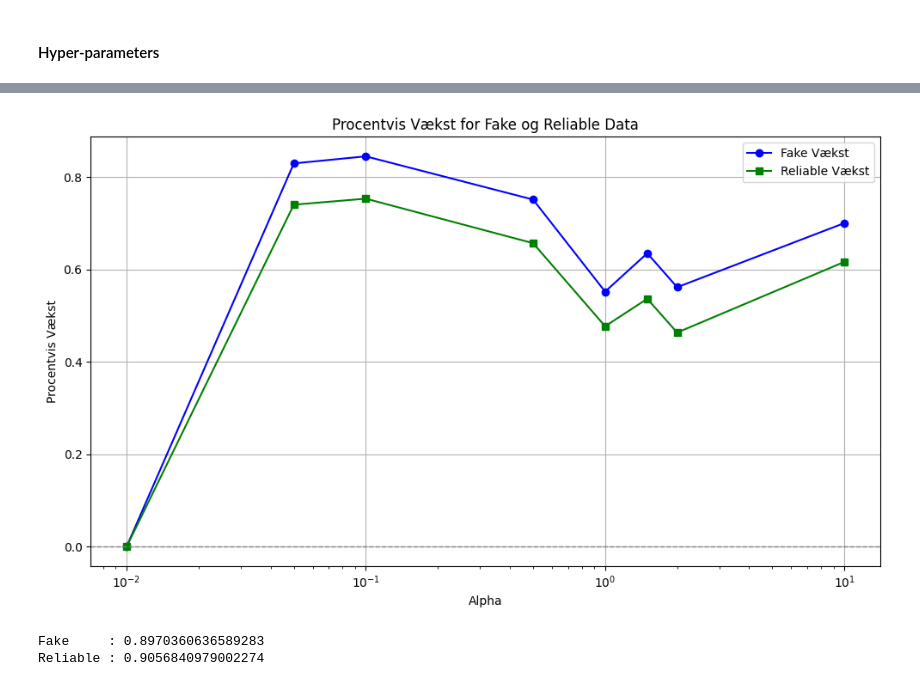
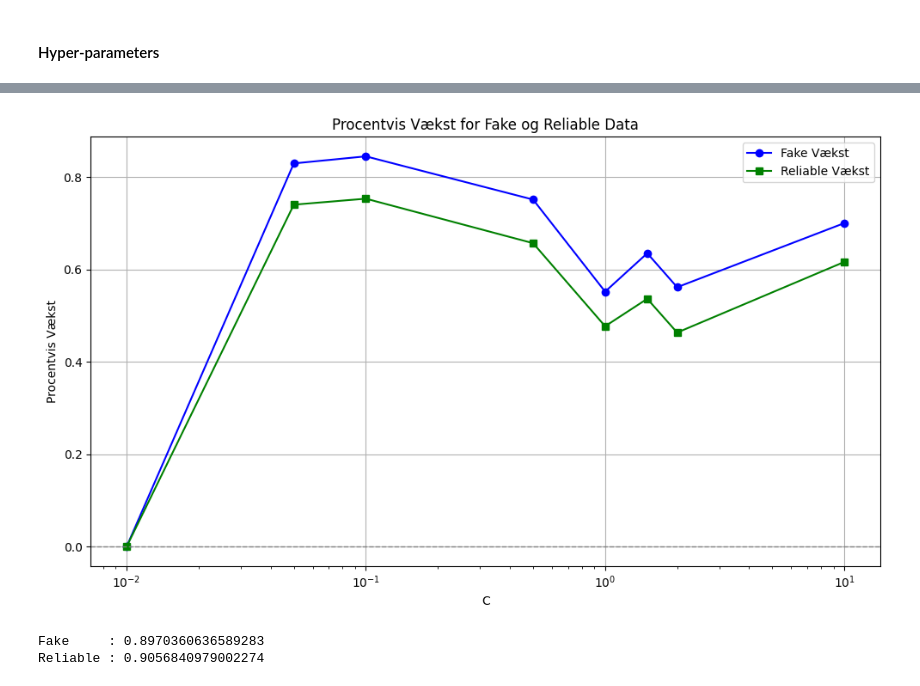
Before and after one commit to Zjt866/GDS-Fake-News-Project, a Jupyter notebook: Advanced Model/Advanced Model development.ipynb, the cells around one changed output, grey strips where cells are left out. Cells and saved outputs as stored; diff of their text form; code cells hidden in the pictures.

```diff
--- a/Advanced Model/Advanced Model development.ipynb
+++ b/Advanced Model/Advanced Model development.ipynb
@@ -135,13 +135,13 @@ Chi_Multigram_BagOfWords = SelectFpr(chi2, alpha=0.42).fit(Multigram_BagOfWords_
 from sklearn.linear_model import LogisticRegression
 from sklearn.metrics import classification_report
 
-outputs = {
+Unigram_alpha_outputs = {
     'alpha':[0.1, 0.25, 0.4, 0.5, 0.6, 0.75],
     'fake':list(),
     'reliable':list()
     }
 
-for i in outputs['alpha']:
+for i in Unigram_alpha_outputs['alpha']:
     selector = SelectFpr(chi2, alpha=i).fit(CountVector_matrix, Training_Data['Y'])
 
     # Initializing and training the model
@@ -153,5 +153,5 @@ for i in outputs['alpha']:
     result = classification_report(Test_Data['Y'], predictions, digits=5, output_dict=True)
 
     # saving the data
-    outputs['fake'].append(result['fake']['f1-score'])
-    outputs['reliable'].append(result['reliable']['f1-score'])
+    Unigram_alpha_outputs['fake'].append(result['fake']['f1-score'])
+    Unigram_alpha_outputs['reliable'].append(result['reliable']['f1-score'])
@@ -188,13 +204,13 @@ plt.show()
 from sklearn.linear_model import LogisticRegression
 from sklearn.metrics import classification_report
 
-outputs2 = {
+Multigram_alpha_outputs = {
     'alpha':[0.1, 0.25, 0.30, 0.35, 0.4, 0.5, 0.6, 0.75],
     'fake':list(),
     'reliable':list()
     }
 
-for i in outputs2['alpha']:
+for i in Multigram_alpha_outputs['alpha']:
     selector = SelectFpr(chi2, alpha=i).fit(Multigram_CountVector_matrix, Training_Data['Y'])
 
     # Initializing and training the model
@@ -206,5 +222,5 @@ for i in outputs2['alpha']:
     result = classification_report(Test_Data['Y'], predictions, digits=5, output_dict=True)
 
     # saving the data
-    outputs2['fake'].append(result['fake']['f1-score'])
-    outputs2['reliable'].append(result['reliable']['f1-score'])
+    Multigram_alpha_outputs['fake'].append(result['fake']['f1-score'])
+    Multigram_alpha_outputs['reliable'].append(result['reliable']['f1-score'])
@@ -425,13 +461,13 @@ Reliable : 0.9039724909351209
 from sklearn.linear_model import LogisticRegression
 from sklearn.metrics import classification_report
 
-outputs3 = {
-    'alpha':[0.01, 0.1, 0.5, 1, 1.5, 2, 10],
+Multigram_C_outputs = {
+    'C':[0.01, 0.1, 0.5, 1, 1.5, 2, 10],
     'fake':list(),
     'reliable':list()
     }
 
-for i in outputs3['alpha']:
+for i in Multigram_C_outputs['C']:
     selector = SelectFpr(chi2, alpha=0.42).fit(Multigram_CountVector_matrix, Training_Data['Y'])
 
     # Initializing and training the model
@@ -443,5 +479,5 @@ for i in outputs3['alpha']:
     result = classification_report(Test_Data['Y'], predictions, digits=5, output_dict=True)
 
     # saving the data
-    outputs3['fake'].append(result['fake']['f1-score'])
-    outputs3['reliable'].append(result['reliable']['f1-score'])
+    Multigram_C_outputs['fake'].append(result['fake']['f1-score'])
+    Multigram_C_outputs['reliable'].append(result['reliable']['f1-score'])
@@ -448,34 +504,34 @@ for i in outputs3['alpha']:
 # %%
 import numpy as np
 import matplotlib.pyplot as plt
 
 # Konverter data til NumPy arrays
-alpha = np.array(outputs3['alpha'])
-fake = np.array(outputs3['fake'])
-reliable = np.array(outputs3['reliable'])
+C = np.array(Multigram_C_outputs['C'])
+fake = np.array(Multigram_C_outputs['fake'])
+reliable = np.array(Multigram_C_outputs['reliable'])
 
 # Beregn procentvis vækst i forhold til første værdi
 fake_growth = ((fake - fake[0]) / fake[0]) * 100
 reliable_growth = ((reliable - reliable[0]) / reliable[0]) * 100
 
 # Plot vækst
 plt.figure(figsize=(10, 6))
-plt.plot(alpha, fake_growth, label='Fake Vækst', marker='o', color='blue')
-plt.plot(alpha, reliable_growth, label='Reliable Vækst', marker='s', color='green')
+plt.plot(C, fake_growth, label='Fake Vækst', marker='o', color='blue')
+plt.plot(C, reliable_growth, label='Reliable Vækst', marker='s', color='green')
 
 plt.xscale('log')
 
 # Tilføj labels og layout
 plt.axhline(0, color='gray', linestyle='--', linewidth=1)  # Nul-linje for reference
-plt.xlabel('Alpha')
+plt.xlabel('C')
 plt.ylabel('Procentvis Vækst')
 plt.title('Procentvis Vækst for Fake og Reliable Data')
 plt.legend()
 plt.grid()
 plt.tight_layout()
 plt.show()
 # %% [output]
-[figure, old version]
+[figure, new version]
 # %%
 # Initializing and training the model
 LogReg_model = LogisticRegression(max_iter=10000, C=0.1)
```
Also changed, not shown: parts of 5 cells of this notebook.
